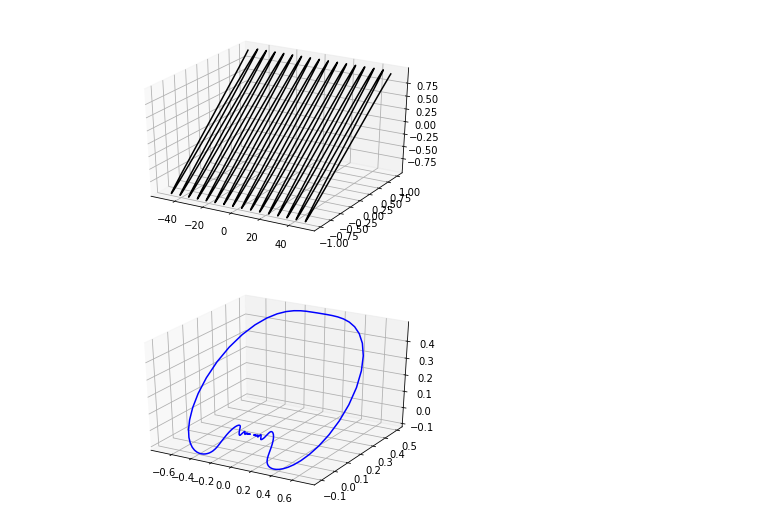
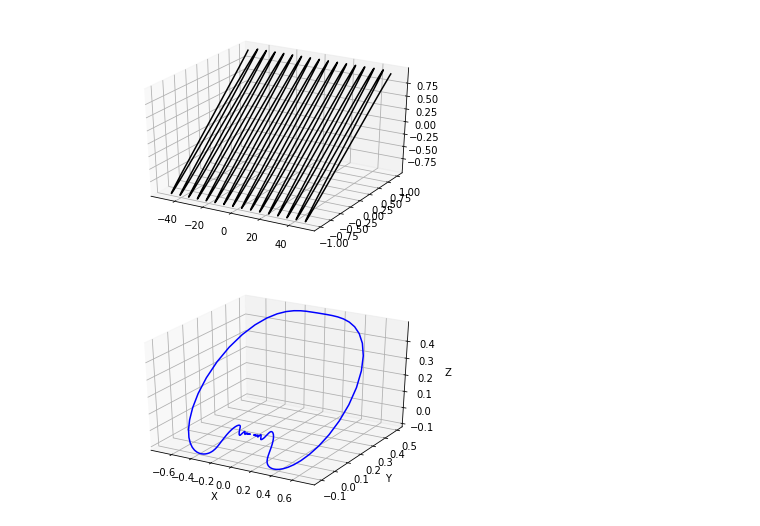
Before and after one commit to PrestonYadegar/MA150, a Jupyter notebook: Inversive Geometry.ipynb, the cells around one changed output. Cells and saved outputs as stored; diff of their text form; code cells hidden in the pictures.

```diff
--- a/Inversive Geometry.ipynb
+++ b/Inversive Geometry.ipynb
@@ -378,6 +386,9 @@ plt.show()
 # %%
 ax = plt.axes(projection='3d')
 ax.plot3D(inverse_x, inverse_y, inverse_z, 'blue');
+ax.set_xlabel("X")
+ax.set_ylabel("Y")
+ax.set_zlabel("Z")
 plt.show()
 # %% [output]
-[figure, old version]
+[figure, new version]
```
Also changed, not shown: parts of 5 cells of this notebook.
